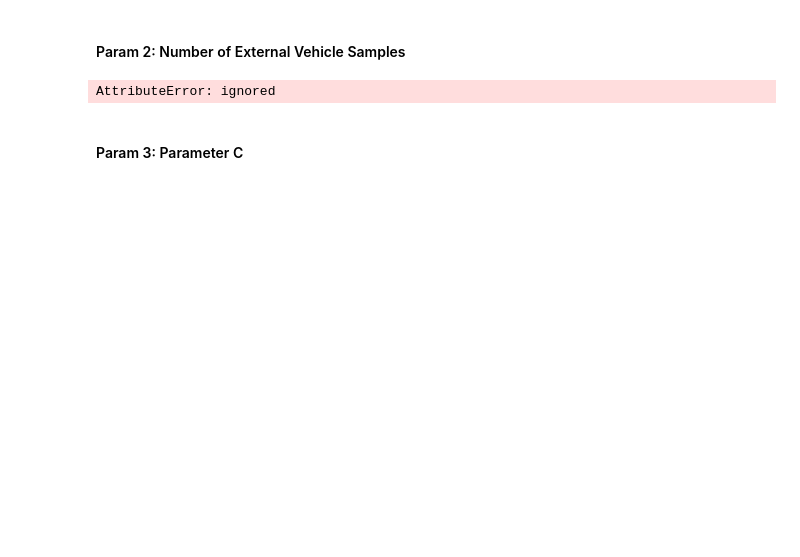
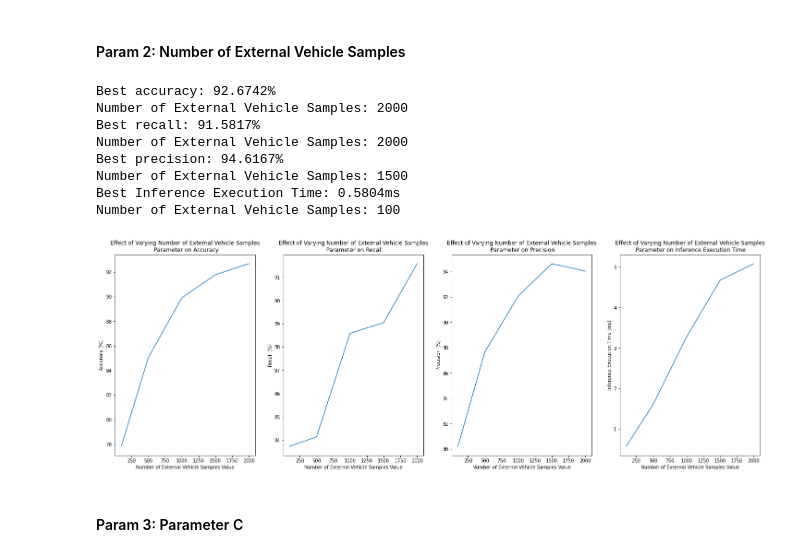
Before and after one commit to chrismartel/ECSE415-Project-G7, a Jupyter notebook: classification/classification.ipynb, the cells around one changed output. Drawn from its saved outputs; the diff is of its cells as text; code cells hidden in the pictures; blank space fills up the shorter version.

```diff
--- a/classification/classification.ipynb
+++ b/classification/classification.ipynb
@@ -937,6 +973,8 @@ plt.show()
 # %% [markdown]
 #### Param 2: Number of External Vehicle Samples
 # %%
+import gc
+
 # Dataset parameters
 positive_negative_ratio = 1
 min_intersection_ratio = 0.8
@@ -953,7 +991,7 @@ cells_per_block = (4,4) # number of cells per block
 bagging = False
 n_estimators = 1
 C = 1
-param_range = [100, 500, 1000, 1500]
+param_range = [100, 500, 1000, 1500, 2000]
 
 recalls, accuracies, precisions, inference_exec_times = np.zeros(len(param_range)), np.zeros(len(param_range)), np.zeros(len(param_range)), np.zeros(len(param_range))
 
@@ -971,45 +1009,58 @@ for i, number_of_external_vehicle_samples in enumerate(param_range):
   precisions[i] = np.mean(prec)
   inference_exec_times[i] = np.mean(exec)
 
+  del sequences
+  del features
+  del labels
+  gc.collect()
+
 
 # Display
 param_name = "Number of External Vehicle Samples"
 
 fig, axes = plt.subplots(1,4)
 fig.set_figheight(8)
-fig.set_figwidth(20)
+fig.set_figwidth(25)
 
 # Plot Accuracy
 axes[0].plot(param_range,accuracies)
 axes[0].set_title("Effect of Varying {param_name}\n Parameter on Accuracy".format(param_name=param_name))
 axes[0].set_xlabel("{param_name} Value".format(param_name=param_name))
 axes[0].set_ylabel("Accuracy (%)")
 print("Best accuracy: {acc:.4f}%\n{param_name}: {param}".format(acc=np.max(accuracies), param=param_range[np.argmax(accuracies)], param_name=param_name))
 
 # Plot Recall
 axes[1].plot(param_range,recalls)
 axes[1].set_title("Effect of Varying {param_name}\n Parameter on Recall".format(param_name=param_name))
 axes[1].set_xlabel("{param_name} Value".format(param_name=param_name))
 axes[1].set_ylabel("Recall (%)")
 print("Best recall: {rec:.4f}%\n{param_name}: {param}".format(rec=np.max(recalls), param=param_range[np.argmax(recalls)],param_name=param_name))
 
 # Plot Precision
 axes[2].plot(param_range,precisions)
 axes[2].set_title("Effect of Varying {param_name}\n Parameter on Precision".format(param_name=param_name))
 axes[2].set_xlabel("{param_name} Value".format(param_name=param_name))
 axes[2].set_ylabel("Precision (%)")
 print("Best precision: {prec:.4f}%\n{param_name}: {param}".format(prec=np.max(precisions), param=param_range[np.argmax(precisions)], param_name=param_name))
 
 # Plot Inference Execution Time
-axes[3].plot(param_range,inference_exec_times)
+axes[3].plot(param_range,inference_exec_times*1000)
 axes[3].set_title("Effect of Varying {param_name}\n Parameter on Inference Execution Time".format(param_name=param_name))
 axes[3].set_xlabel("{param_name} Value".format(param_name=param_name))
-axes[3].set_ylabel("Inference Execution Time (s)")
-print("Best Inference Execution Time: {exec:.4f}s\n{param_name}: {param}".format(exec=np.min(inference_exec_times), param=param_range[np.argmin(inference_exec_times)], param_name=param_name))
+axes[3].set_ylabel("Inference Execution Time (ms)")
+print("Best Inference Execution Time: {exec:.4f}ms\n{param_name}: {param}".format(exec=1000*np.min(inference_exec_times), param=param_range[np.argmin(inference_exec_times)], param_name=param_name))
 
 plt.show()
 # %% [output]
-AttributeError: ignored
+Best accuracy: 92.6742%
+Number of External Vehicle Samples: 2000
+Best recall: 91.5817%
+Number of External Vehicle Samples: 2000
+Best precision: 94.6167%
+Number of External Vehicle Samples: 1500
+Best Inference Execution Time: 0.5804ms
+Number of External Vehicle Samples: 100
+[figure, added]
 # %% [markdown]
 #### Param 3: Parameter C
 # %%
```
Also changed, not shown: parts of 12 cells of this notebook.
